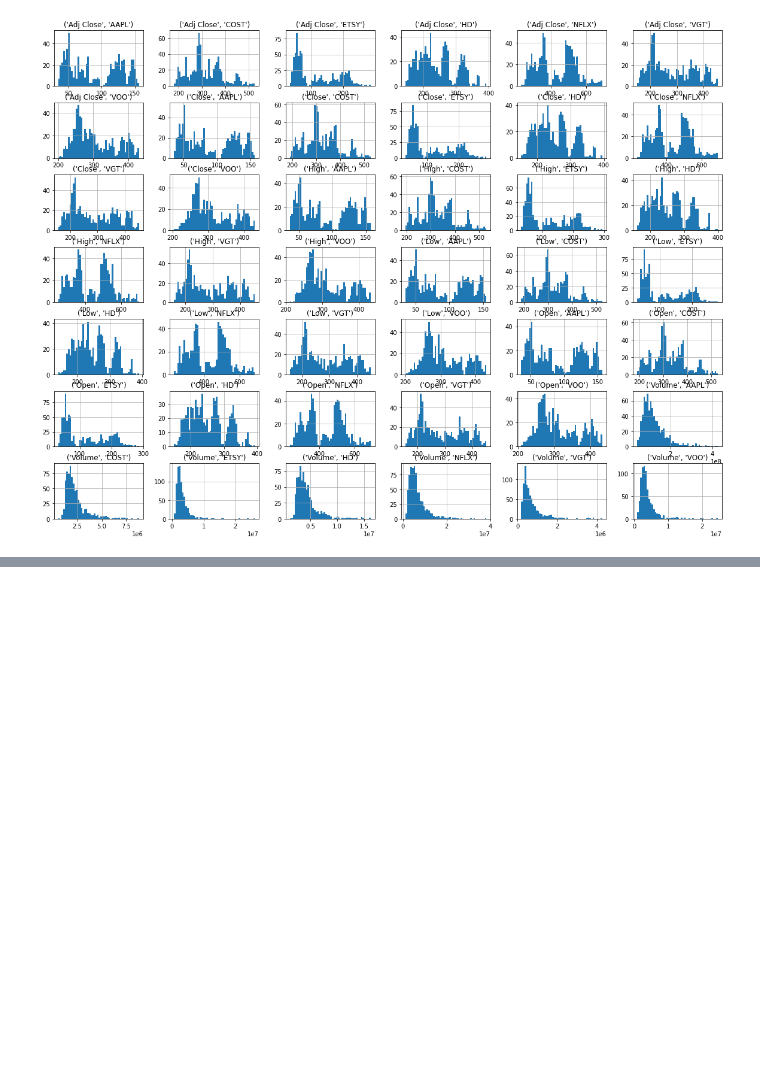
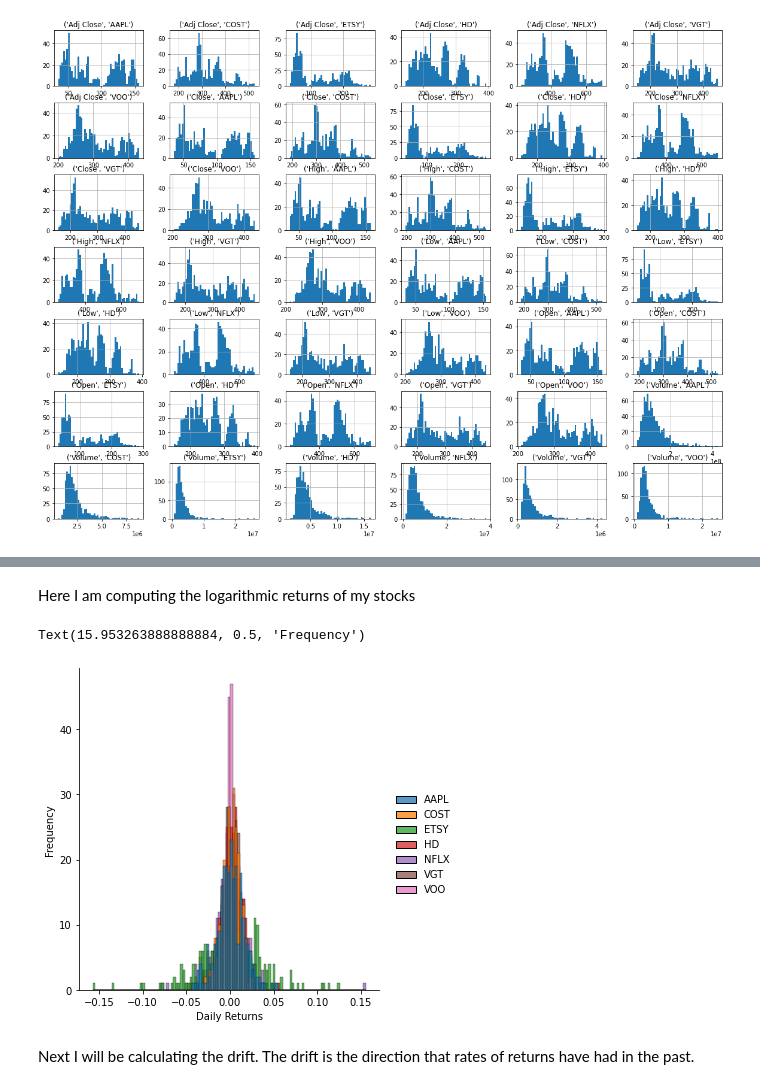
Before and after one commit to AnaEstrada1996/Project4, a Jupyter notebook: Investopedia_project4.ipynb, the cells around one changed output, grey strips where cells are left out. Drawn from its saved outputs; the diff is of its cells as text; code cells hidden in the pictures; blank space fills up the shorter version.

```diff
--- a/Investopedia_project4.ipynb
+++ b/Investopedia_project4.ipynb
@@ -760,0 +795,13 @@ plt.show()
+# %% [markdown]
+Here I am computing the logarithmic returns of my stocks
+# %%
+log_return = np.log(1 + data.pct_change())
+
+sns.displot(log_return.iloc[1:])
+plt.xlabel("Daily Returns")
+plt.ylabel("Frequency")
+# %% [output]
+Text(15.953263888888884, 0.5, 'Frequency')
+[figure, added]
+# %% [markdown]
+Next I will be calculating the drift. The drift is the direction that rates of returns have had in the past.
```
Also changed, not shown: parts of 20 cells of this notebook.
